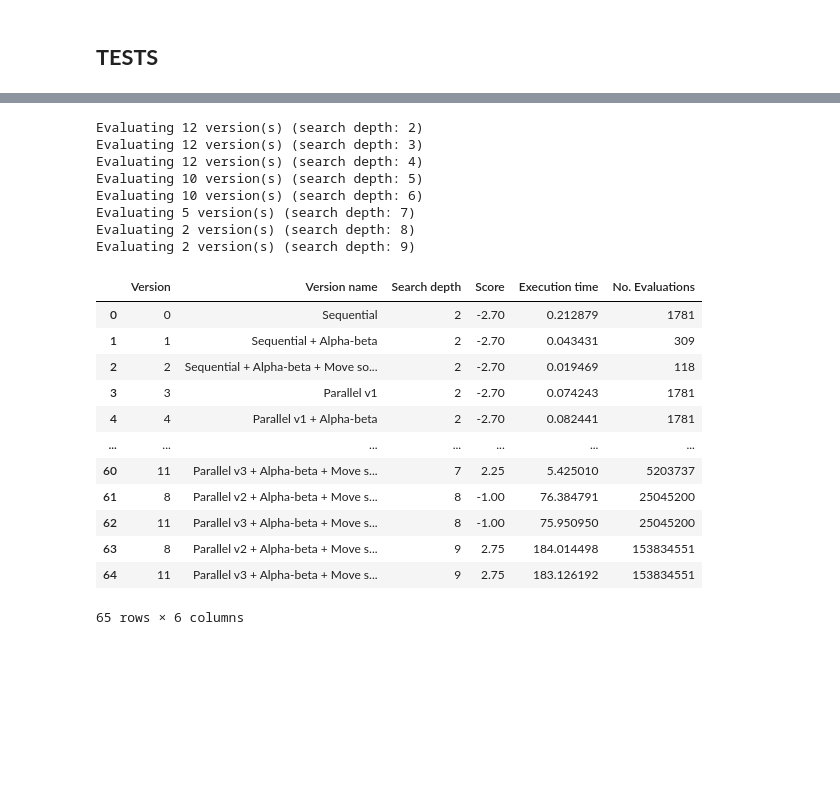
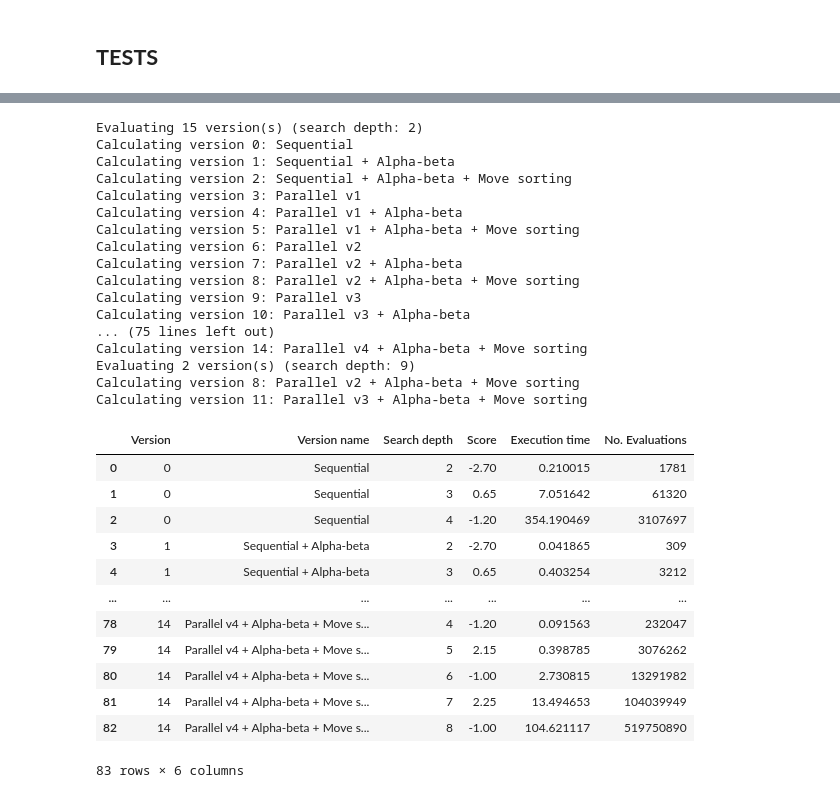
Before and after one commit to vv-hieu/ParallelChessEngine, a Jupyter notebook: ChessEngineTest.ipynb, the cells around one changed output, grey strips where cells are left out. Cells and saved outputs as stored; diff of their text form; code cells hidden in the pictures; blank space fills up the shorter version.

```diff
--- a/ChessEngineTest.ipynb
+++ b/ChessEngineTest.ipynb
@@ -11,7 +11,7 @@ import matplotlib.pyplot as plt
 import time
 import math
 
-def find_move_benchmark_all(fen: str, search_depth: int, versions: dict[int, str], plot_moves: bool = True):
+def find_move_benchmark(fen: str, search_depth: int, versions: dict[int, str], plot_moves: bool = True, verbose: bool = True):
     result_df = pd.DataFrame()
 
     num_versions = len(versions)
@@ -24,6 +24,9 @@ def find_move_benchmark_all(fen: str, search_depth: int, versions: dict[int, str
     row, col = 0, 0
 
     for version, version_name in versions.items():
+        if verbose:
+            print(f'Calculating version {version}: {version_name}')
+
         game = ChessGame(fen)
         start = time.time()
         move, score = find_move(game, search_depth, version=version)
@@ -58,13 +61,14 @@ def find_move_benchmark_all(fen: str, search_depth: int, versions: dict[int, str
 
     return result_df
 
-def find_move_benchmark_all_multiple_depth(fen: str, start_search_depth: int, versions: dict[int, str], time_threshold: float = 100.0):
+def find_move_benchmark_multiple_depth(fen: str, start_search_depth: int, versions: dict[int, str], time_threshold: float = 100.0, verbose: bool = True):
     result_df = pd.DataFrame()
 
     while len(versions) > 0:
-        print(f'Evaluating {len(versions)} version(s) (search depth: {start_search_depth})')
+        if verbose:
+            print(f'Evaluating {len(versions)} version(s) (search depth: {start_search_depth})')
 
-        current_depth_result_df = find_move_benchmark_all(fen, start_search_depth, versions, plot_moves = False)
+        current_depth_result_df = find_move_benchmark(fen, start_search_depth, versions, plot_moves = False, verbose = verbose)
         result_df = pd.concat([result_df, current_depth_result_df], ignore_index = True)
 
         good_versions = current_depth_result_df[current_depth_result_df['Execution time'] <= time_threshold]['Version'].to_list()
@@ -75,7 +79,7 @@ def find_move_benchmark_all_multiple_depth(fen: str, start_search_depth: int, ve
 
         start_search_depth += 1
 
-    return result_df
+    return result_df.sort_values(by = ['Version','Search depth'], ignore_index = True)
 # %% [markdown]
 ## **TESTS**
 # %%
@@ -92,5 +96,8 @@ versions = {
           9: 'Parallel v3',
          10: 'Parallel v3 + Alpha-beta',
          11: 'Parallel v3 + Alpha-beta + Move sorting',
+         12: 'Parallel v4',
+         13: 'Parallel v4 + Alpha-beta',
+         14: 'Parallel v4 + Alpha-beta + Move sorting',
     }
 # %%
@@ -113,28 +138,37 @@ find_move_benchmark_all('r3k2r/p1ppqpbp/Bn2pnp1/3PN3/1p2P3/2N2Q1p/PPPB1PPP/R3K2R
 # %%
-result = find_move_benchmark_all_multiple_depth('r3k2r/p1ppqpbp/Bn2pnp1/3PN3/1p2P3/2N2Q1p/PPPB1PPP/R3K2R b KQkq - 0 1', 2, versions, time_threshold = 100.0)
+result = find_move_benchmark_multiple_depth('r3k2r/p1ppqpbp/Bn2pnp1/3PN3/1p2P3/2N2Q1p/PPPB1PPP/R3K2R b KQkq - 0 1', 2, versions, time_threshold = 100.0)
 result
 # %% [output]
-Evaluating 12 version(s) (search depth: 2)
-Evaluating 12 version(s) (search depth: 3)
-Evaluating 12 version(s) (search depth: 4)
-Evaluating 10 version(s) (search depth: 5)
-Evaluating 10 version(s) (search depth: 6)
-Evaluating 5 version(s) (search depth: 7)
-Evaluating 2 version(s) (search depth: 8)
+Evaluating 15 version(s) (search depth: 2)
+Calculating version 0: Sequential
+Calculating version 1: Sequential + Alpha-beta
+Calculating version 2: Sequential + Alpha-beta + Move sorting
+Calculating version 3: Parallel v1
+Calculating version 4: Parallel v1 + Alpha-beta
+Calculating version 5: Parallel v1 + Alpha-beta + Move sorting
+Calculating version 6: Parallel v2
+Calculating version 7: Parallel v2 + Alpha-beta
+Calculating version 8: Parallel v2 + Alpha-beta + Move sorting
+Calculating version 9: Parallel v3
+Calculating version 10: Parallel v3 + Alpha-beta
+... (75 lines left out)
+Calculating version 14: Parallel v4 + Alpha-beta + Move sorting
 Evaluating 2 version(s) (search depth: 9)
+Calculating version 8: Parallel v2 + Alpha-beta + Move sorting
+Calculating version 11: Parallel v3 + Alpha-beta + Move sorting
 |  | Version | Version name | Search depth | Score | Execution time | No. Evaluations |
-| 0 | 0 | Sequential | 2 | -2.70 | 0.212879 | 1781 |
-| 1 | 1 | Sequential + Alpha-beta | 2 | -2.70 | 0.043431 | 309 |
-| 2 | 2 | Sequential + Alpha-beta + Move so... | 2 | -2.70 | 0.019469 | 118 |
-| 3 | 3 | Parallel v1 | 2 | -2.70 | 0.074243 | 1781 |
-| 4 | 4 | Parallel v1 + Alpha-beta | 2 | -2.70 | 0.082441 | 1781 |
+| 0 | 0 | Sequential | 2 | -2.70 | 0.210015 | 1781 |
+| 1 | 0 | Sequential | 3 | 0.65 | 7.051642 | 61320 |
+| 2 | 0 | Sequential | 4 | -1.20 | 354.190469 | 3107697 |
+| 3 | 1 | Sequential + Alpha-beta | 2 | -2.70 | 0.041865 | 309 |
+| 4 | 1 | Sequential + Alpha-beta | 3 | 0.65 | 0.403254 | 3212 |
 | ... | ... | ... | ... | ... | ... | ... |
-| 60 | 11 | Parallel v3 + Alpha-beta + Move s... | 7 | 2.25 | 5.425010 | 5203737 |
-| 61 | 8 | Parallel v2 + Alpha-beta + Move s... | 8 | -1.00 | 76.384791 | 25045200 |
-| 62 | 11 | Parallel v3 + Alpha-beta + Move s... | 8 | -1.00 | 75.950950 | 25045200 |
-| 63 | 8 | Parallel v2 + Alpha-beta + Move s... | 9 | 2.75 | 184.014498 | 153834551 |
-| 64 | 11 | Parallel v3 + Alpha-beta + Move s... | 9 | 2.75 | 183.126192 | 153834551 |
+| 78 | 14 | Parallel v4 + Alpha-beta + Move s... | 4 | -1.20 | 0.091563 | 232047 |
+| 79 | 14 | Parallel v4 + Alpha-beta + Move s... | 5 | 2.15 | 0.398785 | 3076262 |
+| 80 | 14 | Parallel v4 + Alpha-beta + Move s... | 6 | -1.00 | 2.730815 | 13291982 |
+| 81 | 14 | Parallel v4 + Alpha-beta + Move s... | 7 | 2.25 | 13.494653 | 104039949 |
+| 82 | 14 | Parallel v4 + Alpha-beta + Move s... | 8 | -1.00 | 104.621117 | 519750890 |
-65 rows × 6 columns
+83 rows × 6 columns
 # %%
 plt.figure(figsize = (18, 12))
 
```
Also changed, not shown: parts of 2 cells of this notebook, 2 other files.
